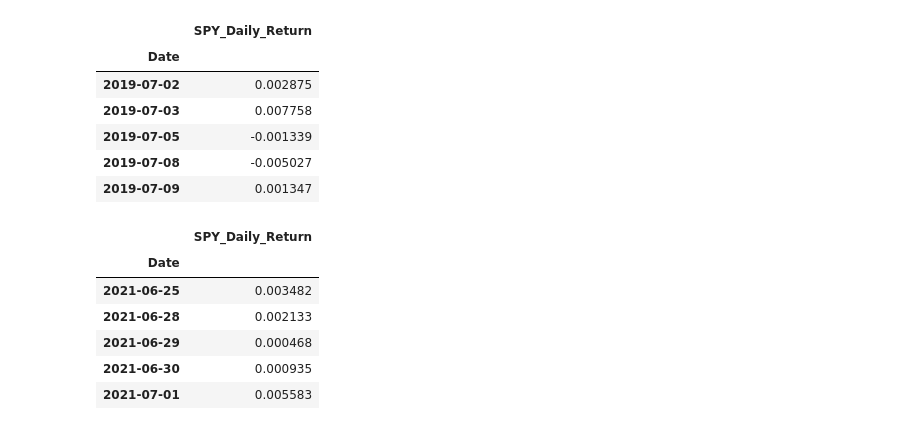
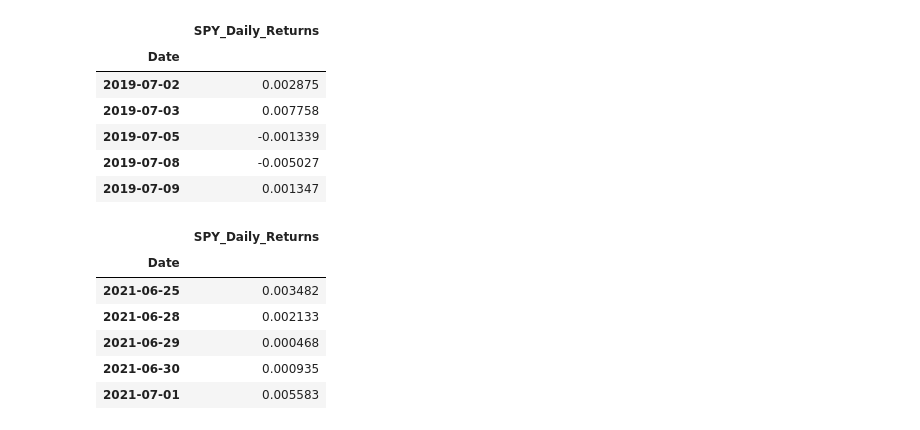
Before and after one commit to jpweldon/Cryptocurrency_Stock_Correlation, a Jupyter notebook: Data_Analysis/data_analysis.ipynb, the cells around one changed output. Saved outputs shown, nothing was run; the diff lists cells and outputs as text; code cells hidden in the pictures.

```diff
--- a/Data_Analysis/data_analysis.ipynb
+++ b/Data_Analysis/data_analysis.ipynb
@@ -48,24 +48,29 @@ display(spy_closing_prices.tail())
 # %%
-spy_daily_returns_df = pd.read_csv(
-    Path('./Resources/spy_daily_returns.csv')
+# Using the Pandas read_csv function and the Path module, read in the SPY daily returns
+# from the "Market_Data" notebook and create a DataFrame
+spy_daily_returns = pd.read_csv(
+    Path('../Resources/spy_daily_returns.csv')
 )
-# spy_daily_reutrns_df = set_date_index('SPY_Daily_Return', spy_daily_returns_df, spy_daily_returns_df)
 
-columns = ['Date', 'SPY_Daily_Return']
-spy_daily_returns_df.columns = columns
+# Assign descriptive headers to the columns
+columns = ['Date', 'SPY_Daily_Returns']
+spy_daily_returns.columns = columns
 
-spy_daily_returns_df= spy_daily_returns_df.set_index('Date')
-display(spy_daily_returns_df.head())
-display(spy_daily_returns_df.tail())
+# Set the "Date" column as the index
+spy_daily_returns = spy_daily_returns.set_index('Date')
+
+# Confirm the changes by showing the first and last 5 rows of the DataFrame
+display(spy_daily_returns.head())
+display(spy_daily_returns.tail())
 # %% [output]
-|  | SPY_Daily_Return |
+|  | SPY_Daily_Returns |
 | Date |  |
 | 2019-07-02 | 0.002875 |
 | 2019-07-03 | 0.007758 |
 | 2019-07-05 | -0.001339 |
 | 2019-07-08 | -0.005027 |
 | 2019-07-09 | 0.001347 |
-|  | SPY_Daily_Return |
+|  | SPY_Daily_Returns |
 | Date |  |
 | 2021-06-25 | 0.003482 |
 | 2021-06-28 | 0.002133 |
```
Also changed, not shown: parts of 16 cells of this notebook, 4 other files.
